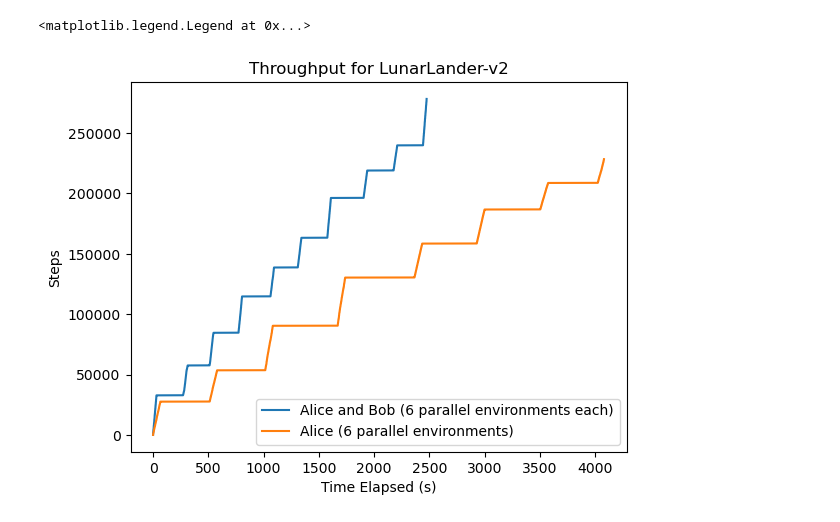
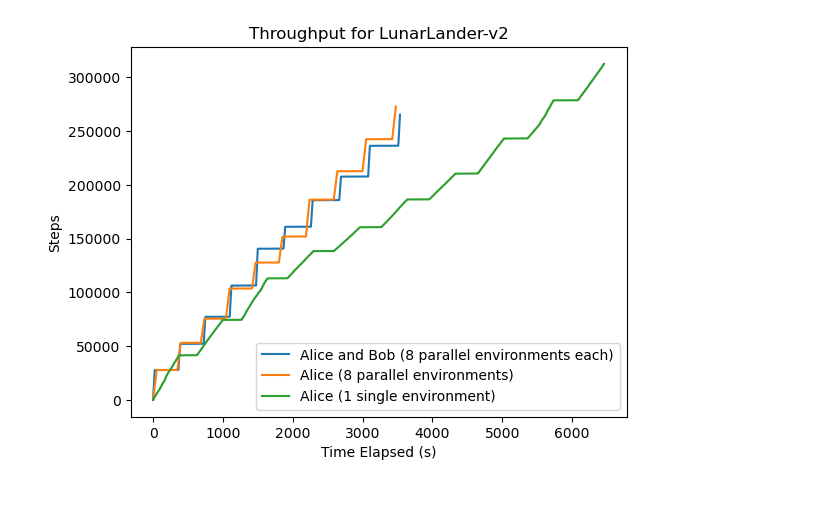
Before and after one commit to bmcnns/distributed-tpg, a Jupyter notebook: more_results.ipynb, the cells around one changed output. Cells and saved outputs as stored; diff of their text form; code cells hidden in the pictures.

```diff
--- a/more_results.ipynb
+++ b/more_results.ipynb
@@ -31,32 +35,41 @@ SELECT * FROM db.public.compute_configs
 # %%
 df_2_workers = duckdb.query("""
 SELECT time, COUNT(*) OVER (ORDER BY time ROWS BETWEEN UNBOUNDED PRECEDING AND CURRENT ROW) as num_steps
 FROM db.public.training
-WHERE run_id = '8d8185b3-386e-4eb7-816e-a50982f7d583'
+WHERE run_id = 'db7e8e15-76a4-455c-94b3-1531260046c2'
 ORDER BY time
 """).df()
 
 df_1_worker = duckdb.query("""
 SELECT time, COUNT(*) OVER (ORDER BY time ROWS BETWEEN UNBOUNDED PRECEDING AND CURRENT ROW) as num_steps
 FROM db.public.training
-WHERE run_id = 'b5e70a9e-f486-4aba-a8dd-002a07d1e777'
+WHERE run_id = 'b23e79dd-875a-479f-a828-3dab2b1f45e1'
 ORDER BY time
 """).df()
 
-for df in [df_2_workers, df_1_worker]:
+df_single_thread = duckdb.query("""
+SELECT time, COUNT(*) OVER (ORDER BY time ROWS BETWEEN UNBOUNDED PRECEDING AND CURRENT ROW) as num_steps
+FROM db.public.training
+WHERE run_id = '877f981b-83c6-4c1e-843a-39e827f22912'
+ORDER BY time
+""").df()
+
+for df in [df_2_workers, df_1_worker, df_single_thread]:
     df['elapsed_time'] = df['time'] - df['time'].min()
 
 
-plt.plot(df_2_workers['elapsed_time'], df_2_workers['num_steps'], label='Alice and Bob (6 parallel environments each)')
-plt.plot(df_1_worker['elapsed_time'], df_1_worker['num_steps'], label='Alice (6 parallel environments)')
+plt.plot(df_2_workers['elapsed_time'], df_2_workers['num_steps'], label='Alice and Bob (8 parallel environments each)')
+plt.plot(df_1_worker['elapsed_time'], df_1_worker['num_steps'], label='Alice (8 parallel environments)')
+plt.plot(df_single_thread['elapsed_time'], df_single_thread['num_steps'], label='Alice (1 single environment)')
 
 plt.ylabel('Steps')
 plt.xlabel('Time Elapsed (s)')
 plt.title("Throughput for LunarLander-v2")
 plt.legend()
+
+plt.savefig(f"./figures/throughput.png")
 # %% [output]
-<matplotlib.legend.Legend at 0x...>
-[figure, old version]
+[figure, new version]
 # %%
 duckdb.query("""
 SELECT * FROM db.public.training
```
Also changed, not shown: parts of 6 cells of this notebook, 2 other files.
